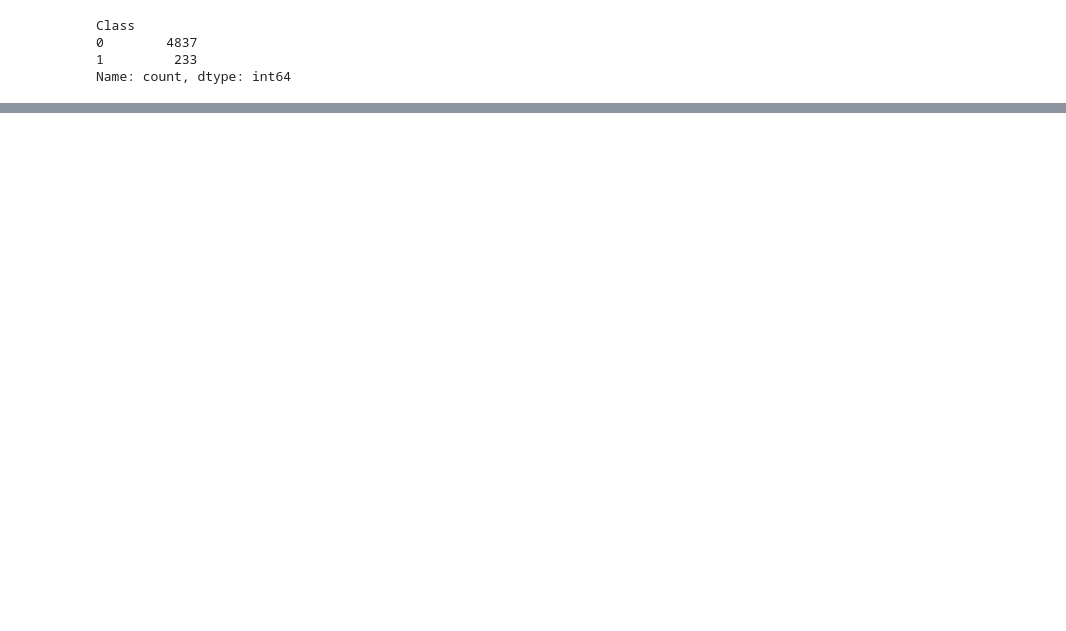
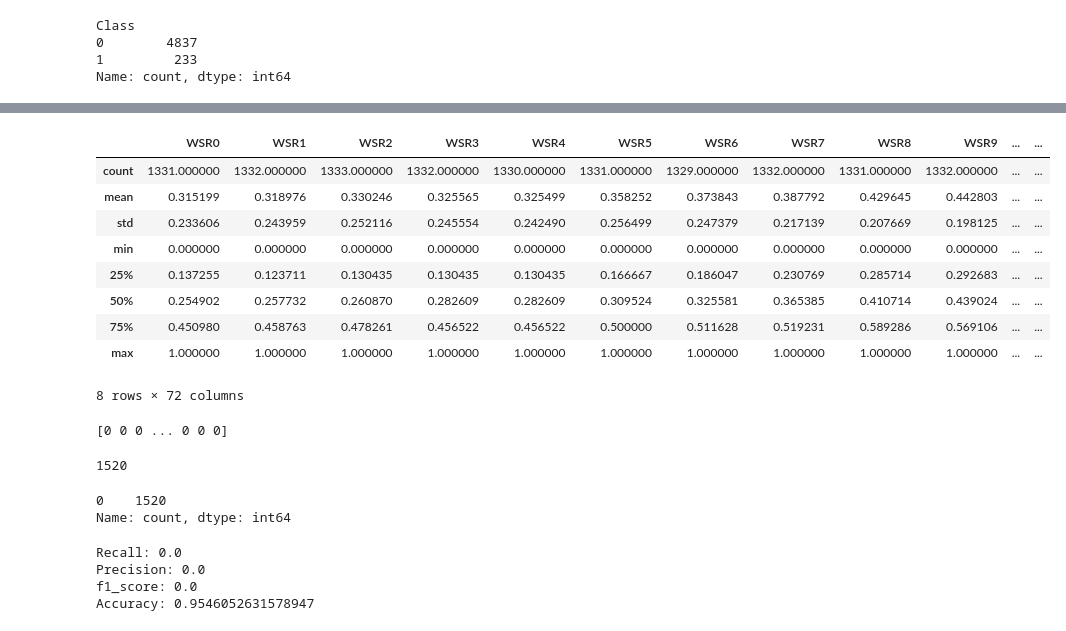
Before and after one commit to rohitkhadka1/5CS037-2024, a Jupyter notebook: Final Coursework/Classification.ipynb, the cells around one changed output, grey strips where cells are left out. Drawn from its saved outputs; the diff is of its cells as text; code cells hidden in the pictures; blank space fills up the shorter version.

```diff
--- a/Final Coursework/Classification.ipynb
+++ b/Final Coursework/Classification.ipynb
@@ -206,0 +395,77 @@ Name: count, dtype: int64
+# %%
+X_test_normalized.describe()
+# %% [output]
+|  | WSR0 | WSR1 | WSR2 | WSR3 | WSR4 | WSR5 | WSR6 | WSR7 | WSR8 | WSR9 | ... | ... |
+| count | 1331.000000 | 1332.000000 | 1333.000000 | 1332.000000 | 1330.000000 | 1331.000000 | 1329.000000 | 1332.000000 | 1331.000000 | 1332.000000 | ... | ... |
+| mean | 0.315199 | 0.318976 | 0.330246 | 0.325565 | 0.325499 | 0.358252 | 0.373843 | 0.387792 | 0.429645 | 0.442803 | ... | ... |
+| std | 0.233606 | 0.243959 | 0.252116 | 0.245554 | 0.242490 | 0.256499 | 0.247379 | 0.217139 | 0.207669 | 0.198125 | ... | ... |
+| min | 0.000000 | 0.000000 | 0.000000 | 0.000000 | 0.000000 | 0.000000 | 0.000000 | 0.000000 | 0.000000 | 0.000000 | ... | ... |
+| 25% | 0.137255 | 0.123711 | 0.130435 | 0.130435 | 0.130435 | 0.166667 | 0.186047 | 0.230769 | 0.285714 | 0.292683 | ... | ... |
+| 50% | 0.254902 | 0.257732 | 0.260870 | 0.282609 | 0.282609 | 0.309524 | 0.325581 | 0.365385 | 0.410714 | 0.439024 | ... | ... |
+| 75% | 0.450980 | 0.458763 | 0.478261 | 0.456522 | 0.456522 | 0.500000 | 0.511628 | 0.519231 | 0.589286 | 0.569106 | ... | ... |
+| max | 1.000000 | 1.000000 | 1.000000 | 1.000000 | 1.000000 | 1.000000 | 1.000000 | 1.000000 | 1.000000 | 1.000000 | ... | ... |
+8 rows × 72 columns
+# %%
+import numpy as np
+
+class SigmoidRegression:
+    def __init__(self, learning_rate=0.01, iterations=1000):
+        self.learning_rate = learning_rate
+        self.iterations = iterations
+
+    def sigmoid(self, z):
+        return 1 / (1 + np.exp(-z))
+
+    def fit(self, X, y):
+        self.m, self.n = X.shape
+        self.weights = np.zeros(self.n)
+        self.bias = 0
+        y = y.reshape(self.m)
+
+        for _ in range(self.iterations):
+            linear_model = np.dot(X, self.weights) + self.bias
+            y_predicted = self.sigmoid(linear_model)
+
+            dw = (1 / self.m) * np.dot(X.T, (y_predicted - y))
+            db = (1 / self.m) * np.sum(y_predicted - y)
+
+            self.weights -= self.learning_rate * dw
+            self.bias -= self.learning_rate * db
+
+    def predict(self, X):
+        linear_model = np.dot(X, self.weights) + self.bias
+        y_predicted = self.sigmoid(linear_model)
+        y_predicted_class = [1 if i > 0.5 else 0 for i in y_predicted]
+        return np.array(y_predicted_class)
+
+# Example usage:
+# X_train_normalized and y_train should be numpy arrays
+model = SigmoidRegression(learning_rate=0.01, iterations=1000)
+model.fit(X_train_normalized.values, y_train)
+predictions = model.predict(X_test_normalized.values)
+print(predictions)
+# %% [output]
+[0 0 0 ... 0 0 0]
+# %%
+predictions.size
+# %% [output]
+1520
+# %%
+pd.Series(predictions).value_counts()
+# %% [output]
+0    1520
+Name: count, dtype: int64
+# %%
+accuracy = accuracy_score(y_test, predictions)
+recall = recall_score(y_test, predictions)
+precision = precision_score(y_test, predictions)
+F1_score = f1_score(y_test, predictions)
+print(f"Recall: {recall}")
+print(f"Precision: {precision}")
+print(f"f1_score: {F1_score}")
+print(f"Accuracy: {accuracy}")
+# %% [output]
+Recall: 0.0
+Precision: 0.0
+f1_score: 0.0
+Accuracy: 0.9546052631578947
```
Also changed, not shown: parts of 20 cells of this notebook.
